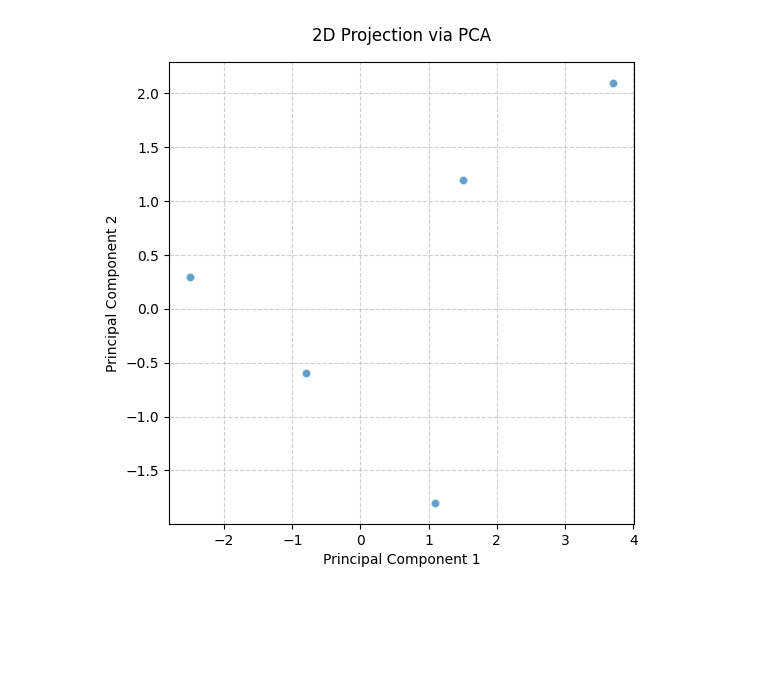
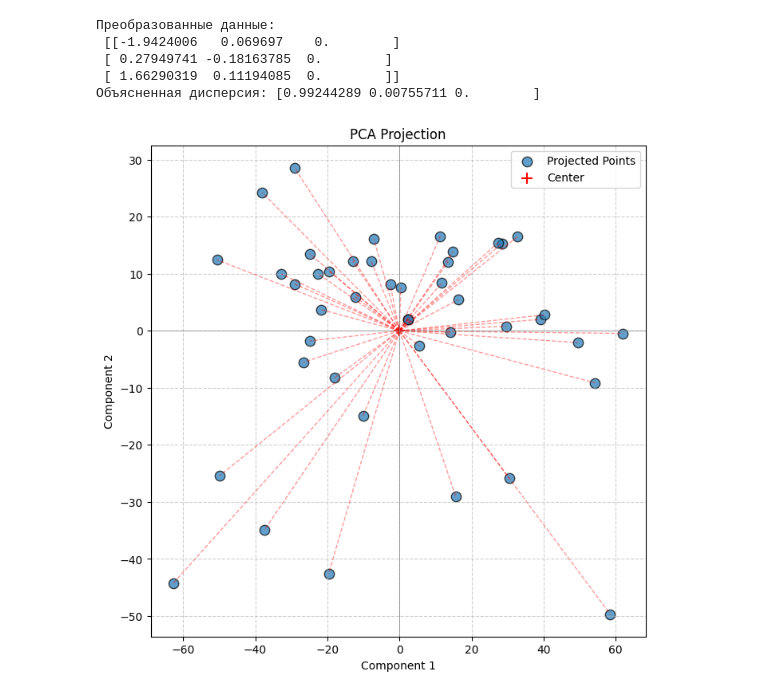
Before and after one commit to StupichevA/Linal_Lab_PCA, a Jupyter notebook: Lab.ipynb, the cells around one changed output. Saved outputs shown, nothing was run; the diff lists cells and outputs as text; code cells hidden in the pictures; blank space fills up the shorter version.

```diff
--- a/Lab.ipynb
+++ b/Lab.ipynb
@@ -284,7 +288,7 @@ def count_sign_changes(sequence):
             count += 1
     return count
 
-def bisection_eigenvalues(A, a, b, epsilon=1e-6, max_depth=10):
+def bisection_eigenvalues(A, a, b, epsilon=1e-6, max_depth=100):
     eigenvalues = []
 
     def bisect(a, b, depth=0):
@@ -324,0 +324,3 @@ bisection_eigenvalues(M, -10, 10)
+# %%
+X = Matrix(3,3, [[0.04959090909090908, 2.44530303030303, -0.412676767676766], [2.44530303030303, 885.2621212121211, 110.87626262626263], [-0.412676767676766, 110.87626262626263, 341.0883838383839]])
+bisection_eigenvalues(X, 0, 1000)
@@ -409,39 +494,58 @@ def pca(X: Matrix, k: int) -> tuple[Matrix, float]:
+# %%
+from sklearn.decomposition import PCA
+
+X = [[1,2,3],[1,3,5],[1,4,6]]
+
+Pca = PCA(n_components=3)
+X_pca = Pca.fit_transform(X)
+
+print("Преобразованные данные:\n", X_pca)
+print("Объясненная дисперсия:", Pca.explained_variance_ratio_)
+# %% [output]
+Преобразованные данные:
+ [[-1.9424006   0.069697    0.        ]
+ [ 0.27949741 -0.18163785  0.        ]
+ [ 1.66290319  0.11194085  0.        ]]
+Объясненная дисперсия: [0.99244289 0.00755711 0.        ]
 # %%
 from matplotlib.figure import Figure
-from matplotlib.backends.backend_agg import FigureCanvasAgg
-import io
+import matplotlib.pyplot as plt
 
-def plot_pca_projection(X_proj: 'Matrix') -> Figure:
+def plot_pca_projection(X_proj: Matrix, show_lines=True) -> Figure:
     """
-    Вход: проекция данных X_proj (n×2)
-    Выход: объект Figure из Matplotlib
+    Вход:
+      - X_proj: проекция данных (n×2)
+      - show_lines: если True, рисует отрезки проекции
+    Выход: объект Figure
     """
-    fig = Figure(figsize=(6, 6))
-    canvas = FigureCanvasAgg(fig)
+    fig = Figure(figsize=(8, 8))
     ax = fig.add_subplot(111)
 
-    x = [row[0] for row in X_proj]
-    y = [row[1] for row in X_proj]
+    x = [row[0] for row in X_proj.data]
+    y = [row[1] for row in X_proj.data]
 
-    ax.scatter(x, y, alpha=0.7, edgecolors='w', s=40)
+    ax.scatter(x, y, alpha=0.7, edgecolors='k', s=80, label='Projected Points')
 
-    ax.set_title('2D Projection via PCA', pad=15)
-    ax.set_xlabel('Principal Component 1')
-    ax.set_ylabel('Principal Component 2')
+    if show_lines:
+        for xi, yi in zip(x, y):
+            ax.plot([0, xi], [0, yi], 'r--', alpha=0.4, lw=1)
+
+        ax.scatter([0], [0], c='red', s=100, marker='+', label='Center')
+
+    ax.set_title('PCA Projection')
+    ax.set_xlabel('Component 1')
+    ax.set_ylabel('Component 2')
+    ax.axhline(0, color='gray', lw=0.5)
+    ax.axvline(0, color='gray', lw=0.5)
     ax.grid(True, linestyle='--', alpha=0.6)
+    ax.legend()
 
     return fig
-# %%
-projected_data = [
-    [-2.5, 0.3],
-    [1.1, -1.8],
-    [3.7, 2.1],
-    [-0.8, -0.6],
-    [1.5, 1.2]
-]
-
-fig = plot_pca_projection(projected_data)
-fig
-# %% [output]
-[figure, removed]
+# %%
+projected_data = t[0]
+
+fig = plot_pca_projection(projected_data)
+fig
+# %% [output]
+[figure, added]
 # %%
```
Also changed, not shown: parts of 20 cells of this notebook.
